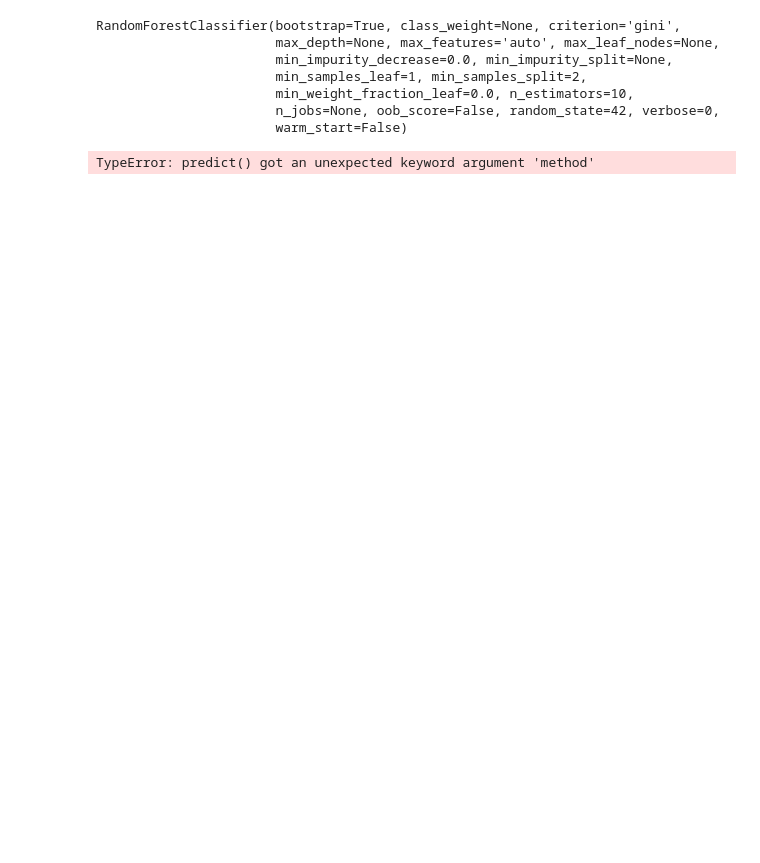
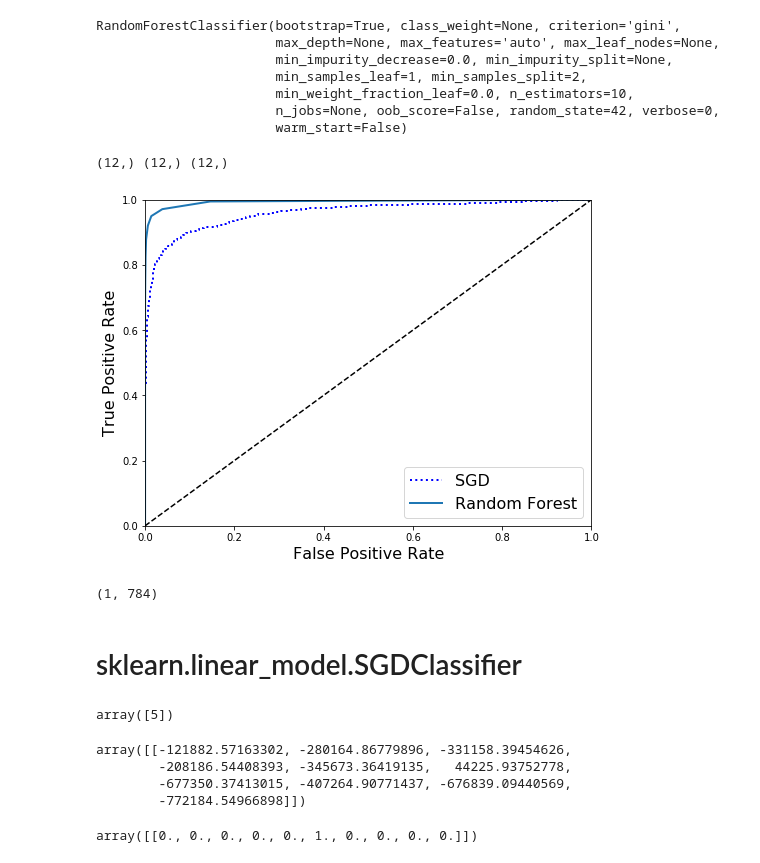
Before and after one commit to YonseiLidar/machine_learning, a Jupyter notebook: hands_on_ml_ch3/Untitled.ipynb, the cells around one changed output. Drawn from its saved outputs; the diff is of its cells as text; code cells hidden in the pictures; blank space fills up the shorter version.

```diff
--- a/hands_on_ml_ch3/Untitled.ipynb
+++ b/hands_on_ml_ch3/Untitled.ipynb
@@ -348,8 +353,44 @@ RandomForestClassifier(bootstrap=True, class_weight=None, criterion='gini',
                        min_weight_fraction_leaf=0.0, n_estimators=10,
                        n_jobs=None, oob_score=False, random_state=42, verbose=0,
                        warm_start=False)
-# %%
-y_test_scores_forest = forest_clf.predict(X_test, method="predict_proba")
-y_test_scores_forest[0]
-# %% [output]
-TypeError: predict() got an unexpected keyword argument 'method'
+# %%
+y_test_pred_prob = forest_clf.predict_proba(X_test) # score = proba of positive class
+y_scores_forest = y_test_pred_prob[:,1]
+# %%
+fpr_forest, tpr_forest, thresholds_forest = roc_curve(y_test_5,y_scores_forest)
+print(fpr_forest.shape, tpr_forest.shape, thresholds_forest.shape)
+# %% [output]
+(12,) (12,) (12,)
+# %%
+plt.figure(figsize=(8, 6))
+plt.plot(fpr, tpr, "b:", linewidth=2, label="SGD")
+plot_roc_curve(fpr_forest, tpr_forest, "Random Forest")
+plt.legend(loc="lower right", fontsize=16)
+#save_fig("roc_curve_comparison_plot")
+plt.show()
+# %% [output]
+[figure, added]
+# %%
+np.array([some_digit]).shape
+# %% [output]
+(1, 784)
+# %% [markdown]
+# sklearn.linear_model.SGDClassifier
+# %%
+sgd_clf.fit(X_train, y_train)
+sgd_clf.predict([some_digit])
+# %% [output]
+array([5])
+# %%
+logits = sgd_clf.decision_function([some_digit])
+logits
+# %% [output]
+array([[-121882.57163302, -280164.86779896, -331158.39454626,
+        -208186.54408393, -345673.36419135,   44225.93752778,
+        -677350.37413015, -407264.90771437, -676839.09440569,
+        -772184.54966898]])
+# %%
+from scipy.special import softmax
+softmax(logits, axis=1)
+# %% [output]
+array([[0., 0., 0., 0., 0., 1., 0., 0., 0., 0.]])
```
Also changed, not shown: parts of 29 cells of this notebook.
